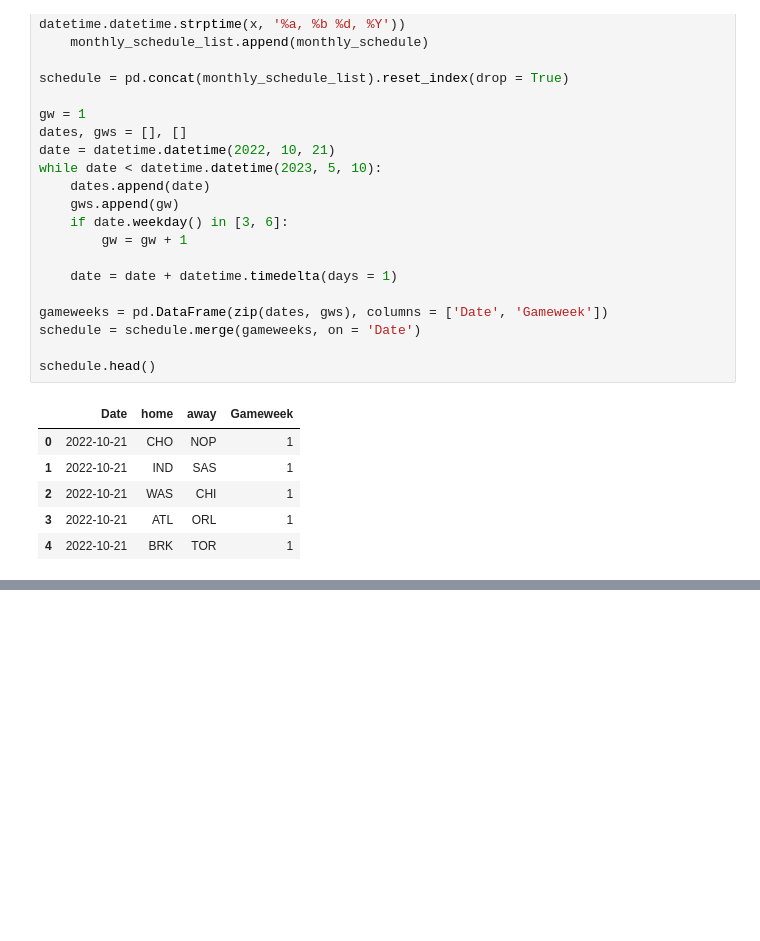
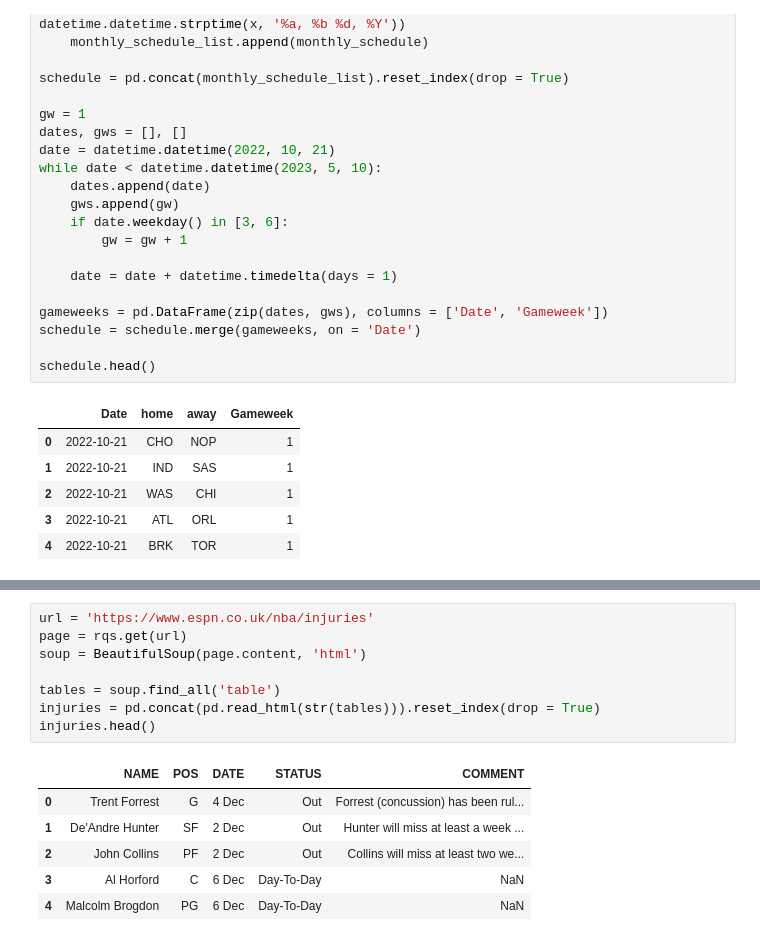
Before and after one commit to martinbog19/SORARE_lineup_builder, a Jupyter notebook: lineup_builder.ipynb, the cells around one changed output, grey strips where cells are left out. Drawn from its saved outputs; the diff is of its cells as text; blank space fills up the shorter version.

```diff
--- a/lineup_builder.ipynb
+++ b/lineup_builder.ipynb
@@ -255,0 +244,15 @@ On average : score(4) / score(1) = 1.339239768467373
+# %%
+url = 'https://www.espn.co.uk/nba/injuries'
+page = rqs.get(url)
+soup = BeautifulSoup(page.content, 'html')
+
+tables = soup.find_all('table')
+injuries = pd.concat(pd.read_html(str(tables))).reset_index(drop = True)
+injuries.head()
+# %% [output]
+|  | NAME | POS | DATE | STATUS | COMMENT |
+| 0 | Trent Forrest | G | 4 Dec | Out | Forrest (concussion) has been rul... |
+| 1 | De'Andre Hunter | SF | 2 Dec | Out | Hunter will miss at least a week ... |
+| 2 | John Collins | PF | 2 Dec | Out | Collins will miss at least two we... |
+| 3 | Al Horford | C | 6 Dec | Day-To-Day | NaN |
+| 4 | Malcolm Brogdon | PG | 6 Dec | Day-To-Day | NaN |
```
Also changed, not shown: parts of 9 cells of this notebook, 1 other file.
